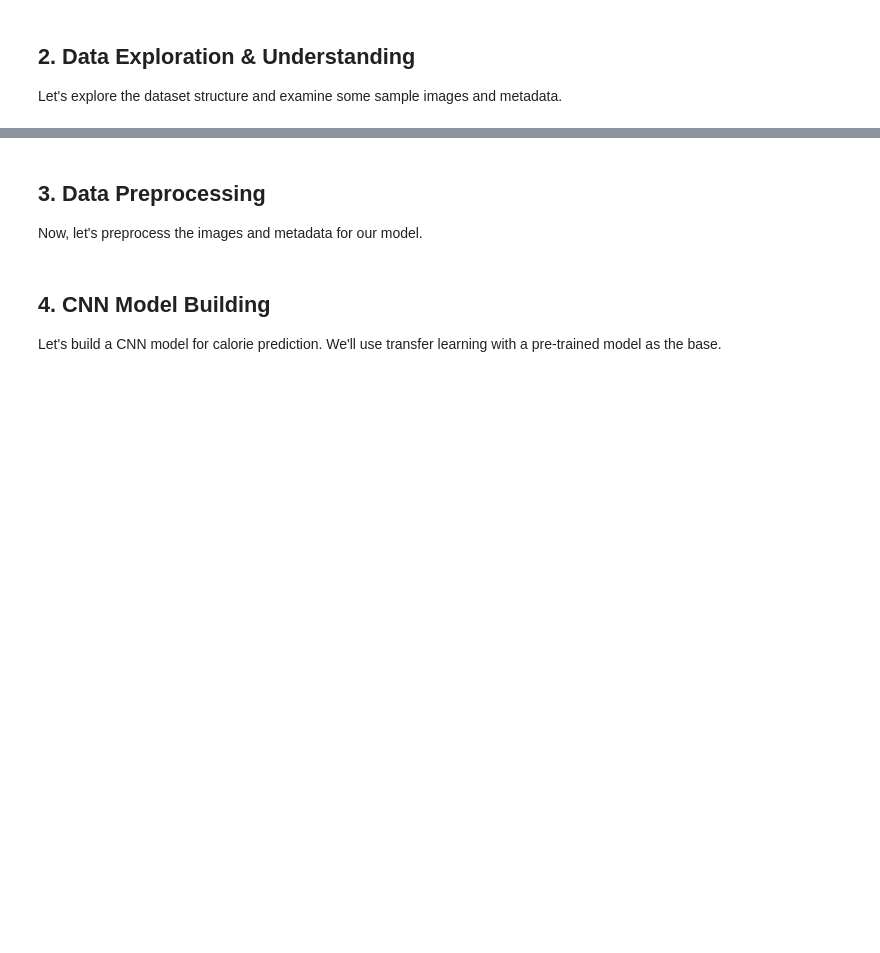
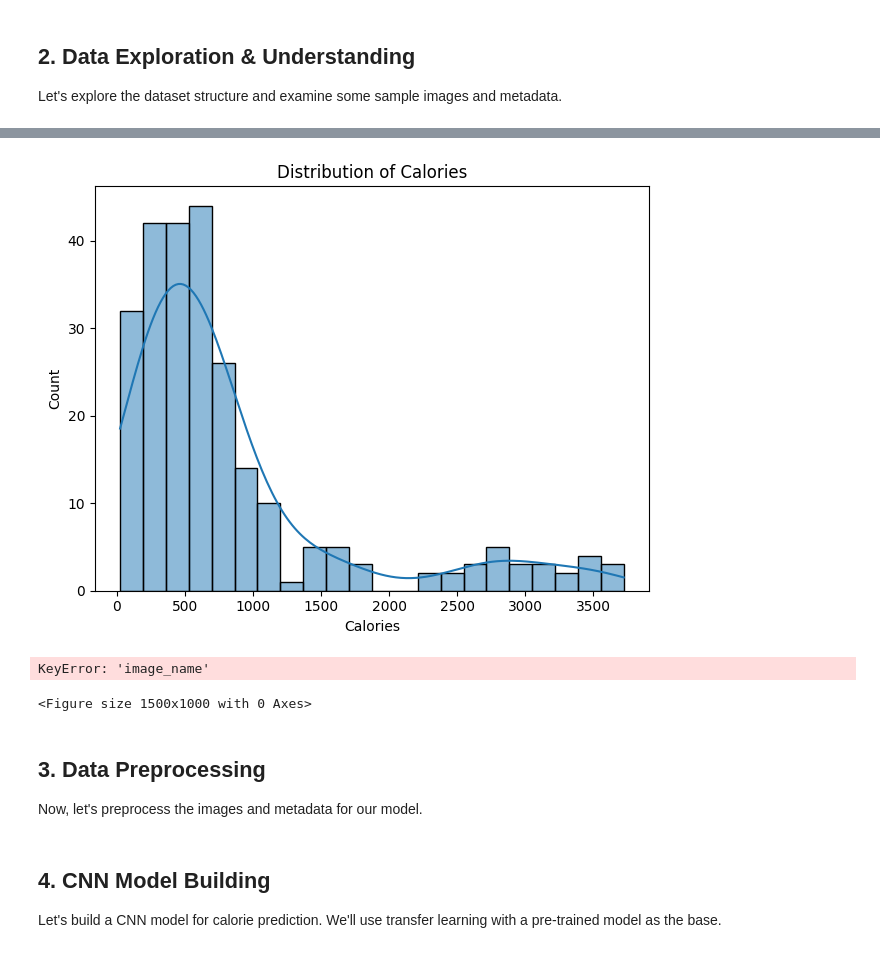
Before and after one commit to RayWP/FoodDetection, a Jupyter notebook: food_calorie_prediction.ipynb, the cells around one changed output, grey strips where cells are left out. Cells and saved outputs as stored; diff of their text form; code cells hidden in the pictures; blank space fills up the shorter version.

```diff
--- a/food_calorie_prediction.ipynb
+++ b/food_calorie_prediction.ipynb
@@ -70,8 +67,8 @@ from PIL import Image
 
 # Setting paths
 base_path = 'nutritionverse-data'
-images_path = os.path.join(base_path, 'images')
-metadata_path = os.path.join(base_path, 'metadata.csv')
+images_path = os.path.join(base_path, 'nutritionverse-manual/nutritionverse-manual/images')
+metadata_path = os.path.join(base_path, 'nutritionverse_dish_metadata3.csv')
 
 # Load metadata
 metadata_df = pd.read_csv(metadata_path)
@@ -83,22 +90,18 @@ metadata_df.head()
 # %%
 # Exploring the distribution of food types and nutritional values
 plt.figure(figsize=(12, 5))
 
 # Distribution of calories
 plt.subplot(1, 2, 1)
-sns.histplot(metadata_df['calories'], kde=True)
+sns.histplot(metadata_df['total_calories'], kde=True)
 plt.title('Distribution of Calories')
 plt.xlabel('Calories')
 
-# Top 10 food types by count
-plt.subplot(1, 2, 2)
-food_type_counts = metadata_df['food_type'].value_counts().head(10)
-sns.barplot(y=food_type_counts.index, x=food_type_counts.values)
-plt.title('Top 10 Food Types')
-plt.xlabel('Count')
 
 plt.tight_layout()
 plt.show()
+# %% [output]
+[figure, added]
 # %%
 # Function to display sample images with their calorie information
 def display_sample_images(num_samples=5):
@@ -121,6 +124,9 @@ def display_sample_images(num_samples=5):
 
 # Display sample images
 display_sample_images()
+# %% [output]
+KeyError: 'image_name'
+<Figure size 1500x1000 with 0 Axes>
 # %% [markdown]
 ## 3. Data Preprocessing
 
```
Also changed, not shown: parts of 2 cells of this notebook.
